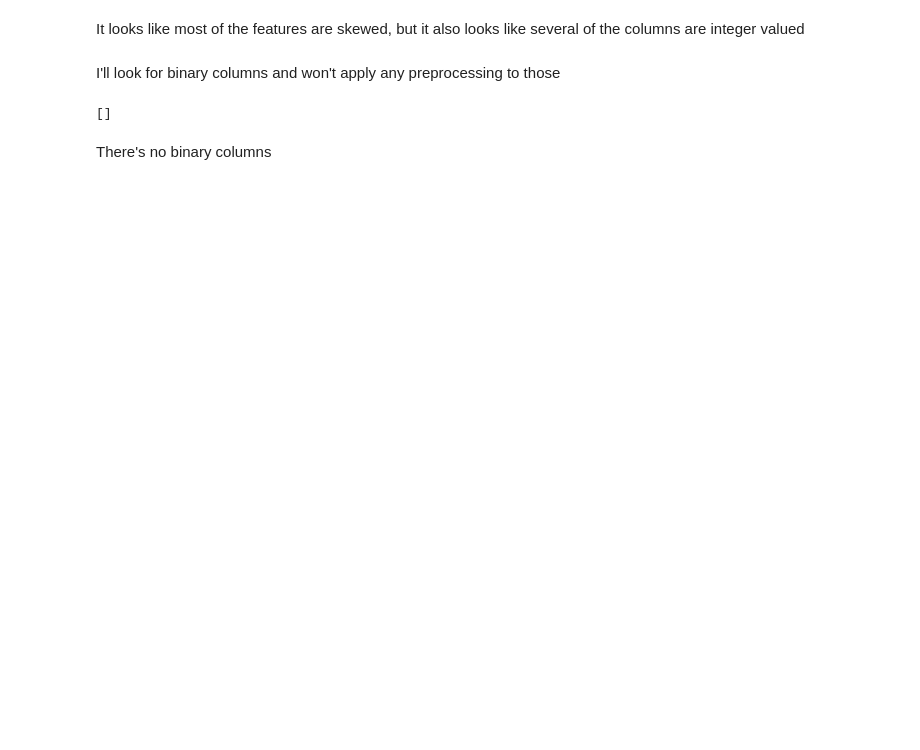
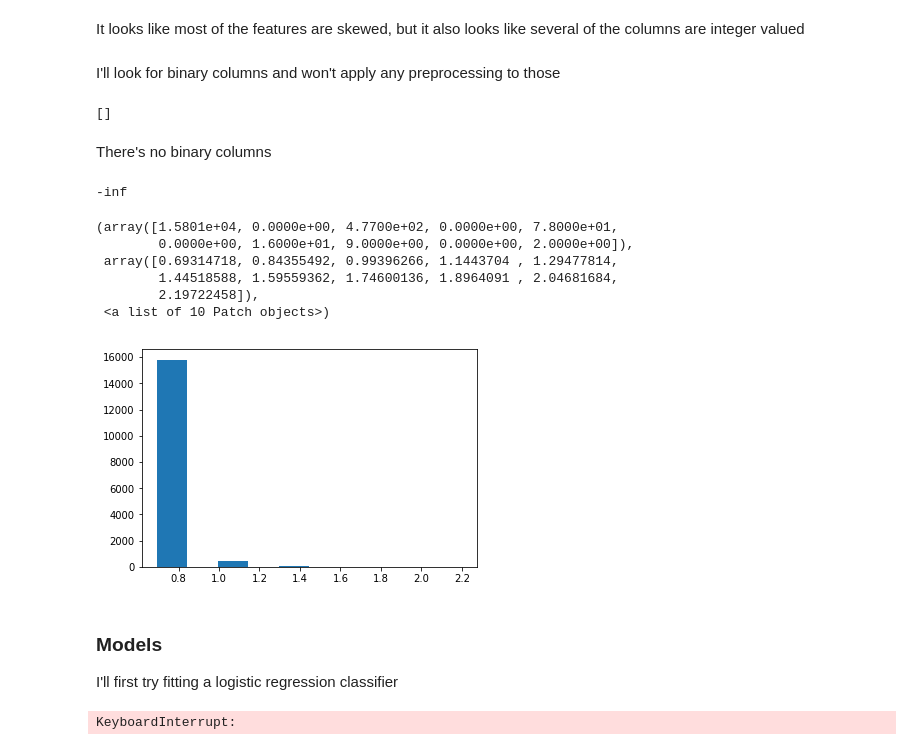
Before and after one commit to JavierPalomares90/kaggle-competition, a Jupyter notebook: Kaggle_Competition.ipynb, the cells around one changed output. Drawn from its saved outputs; the diff is of its cells as text; code cells hidden in the pictures; blank space fills up the shorter version.

Commit message:
After first submission. scored 50%

```diff
--- a/Kaggle_Competition.ipynb
+++ b/Kaggle_Competition.ipynb
@@ -98,6 +98,24 @@ print(bin_cols)
 []
 # %% [markdown]
 There's no binary columns
+# %%
+np.log1p(-1)
+# %% [output]
+-inf
 # %%
 # fill NA's with the mean of the column
 x_train = x_train.fillna(x_train.mean())
+z = np.log1p(x_train[skewed_feats])
+# %%
+plt.hist(z.f20)
+# %% [output]
+(array([1.5801e+04, 0.0000e+00, 4.7700e+02, 0.0000e+00, 7.8000e+01,
+        0.0000e+00, 1.6000e+01, 9.0000e+00, 0.0000e+00, 2.0000e+00]),
+ array([0.69314718, 0.84355492, 0.99396266, 1.1443704 , 1.29477814,
+        1.44518588, 1.59559362, 1.74600136, 1.8964091 , 2.04681684,
+        2.19722458]),
+ <a list of 10 Patch objects>)
+[figure, added]
+# %% [markdown]
+### Models
+I'll first try fitting a logistic regression classifier
@@ -103,0 +136,4 @@ x_train = x_train.fillna(x_train.mean())
+# %%
+rmse_cv(model_logistic,x_train,y).mean()
+# %% [output]
+KeyboardInterrupt:
```
Also changed, not shown: parts of 8 cells of this notebook, 1 other file.
